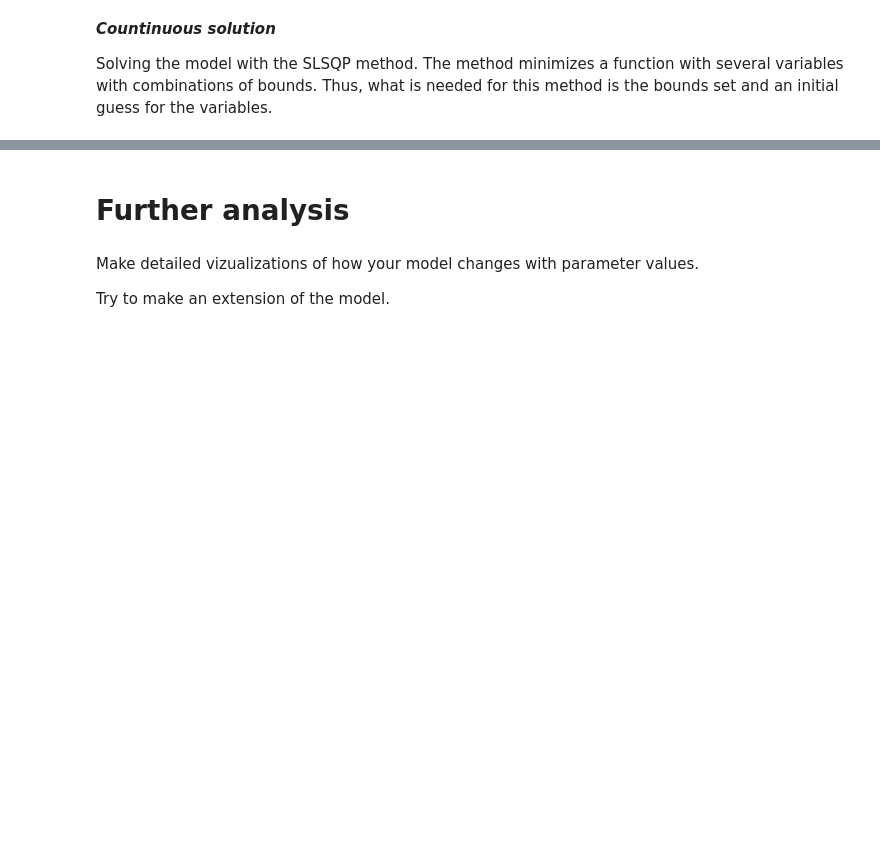
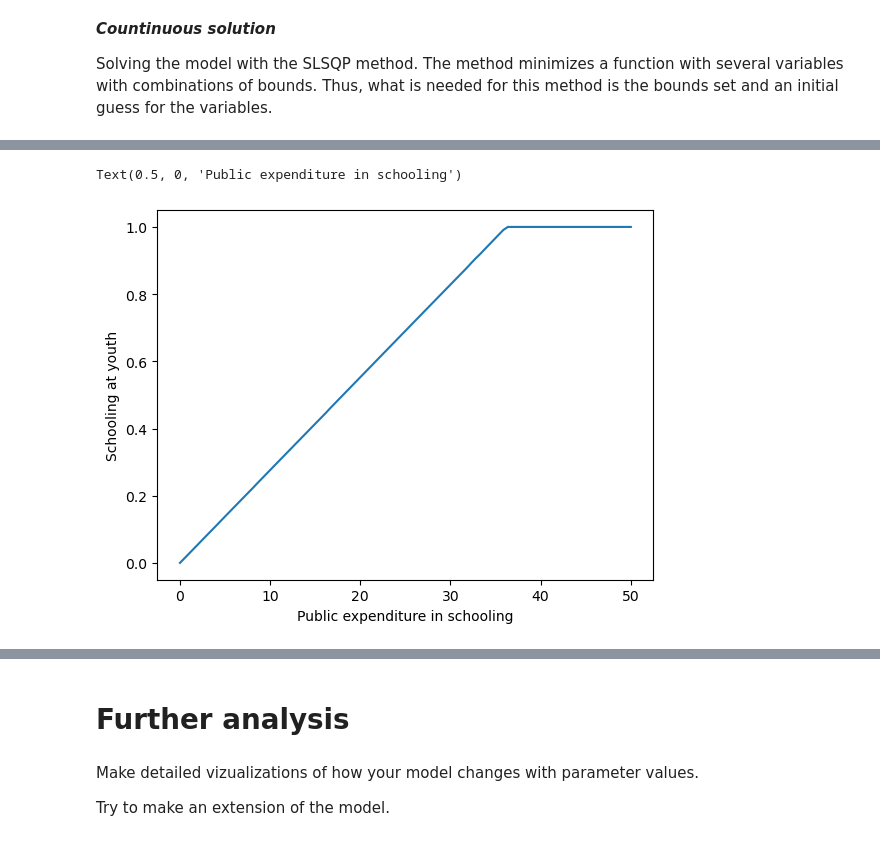
Before and after one commit to NumEconCopenhagen/projects-2023-latin-power, a Jupyter notebook: modelproject/modelproject.ipynb, the cells around one changed output, grey strips where cells are left out. Drawn from its saved outputs; the diff is of its cells as text; code cells hidden in the pictures; blank space fills up the shorter version.

```diff
--- a/modelproject/modelproject.ipynb
+++ b/modelproject/modelproject.ipynb
@@ -105,0 +218,24 @@ namespace(S0=0.027545974235442378, S1=0.0, u=1.040212110550439)
+# %%
+#Changing in public expenditure of schooling (E)
+model = HumanCapitalModelClass()
+
+E_values = np.linspace(0,50, 100)
+E0_1 = []
+S0_E_change = []
+
+
+for a, i in enumerate(E_values):
+    model.par.E = i
+    solution=model.solve_continously()
+    E0_1.append(i)
+    S0_E_change.append(solution.S0)
+
+
+
+
+plt.plot(E0_1, S0_E_change)
+plt.ylabel("Schooling at youth")
+plt.xlabel("Public expenditure in schooling")
+# %% [output]
+Text(0.5, 0, 'Public expenditure in schooling')
+[figure, added]
```
Also changed, not shown: parts of 17 cells of this notebook, 1 other file.
